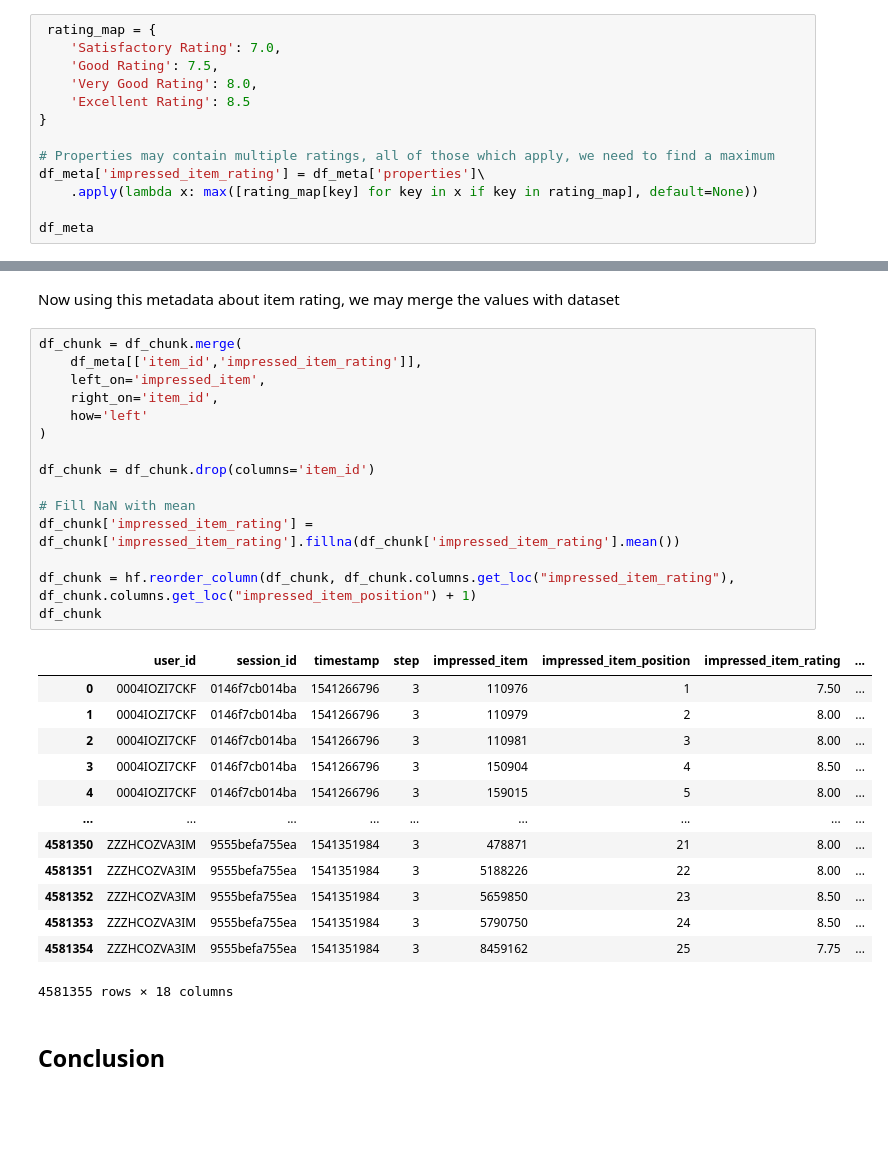
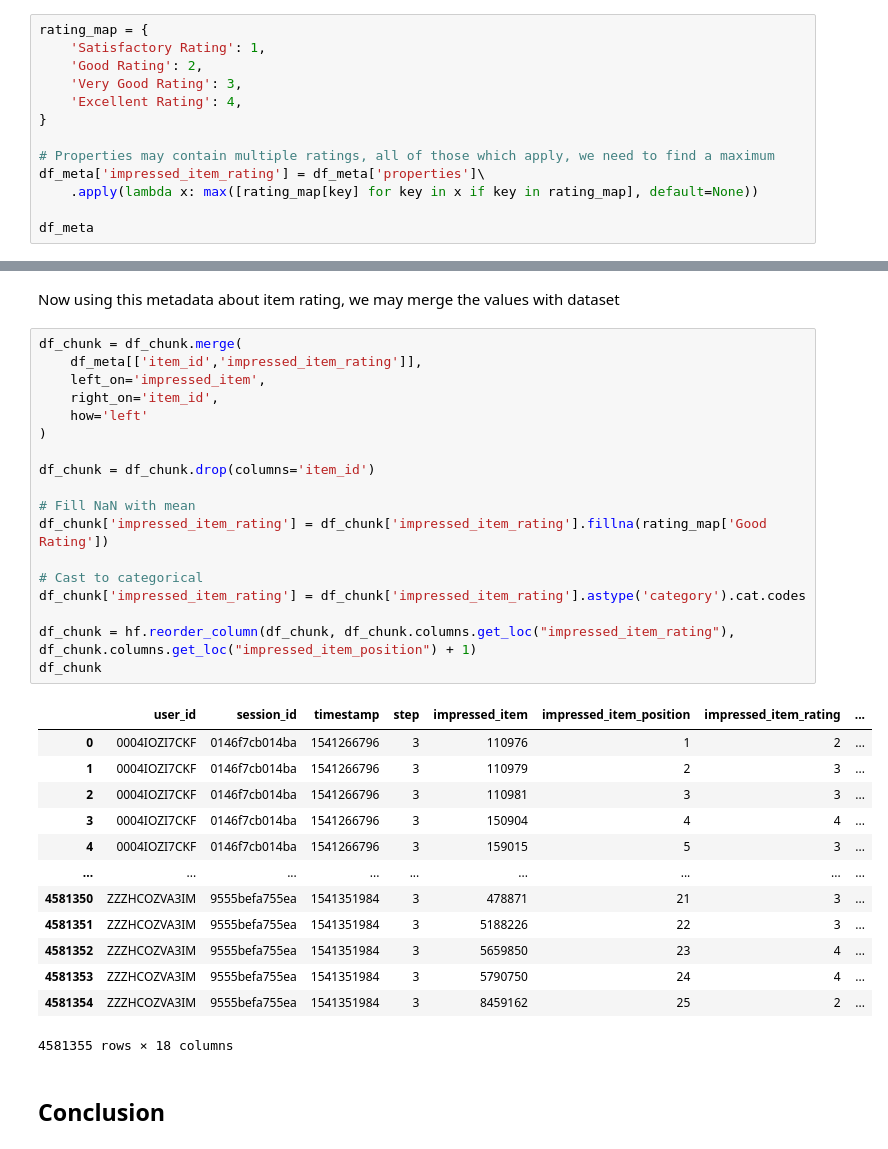
Before and after one commit to MCFreddie777/2019, a Jupyter notebook: src/notebooks/preprocess.ipynb, the cells around one changed output, grey strips where cells are left out. Drawn from its saved outputs; the diff is of its cells as text; blank space fills up the shorter version.

```diff
--- a/src/notebooks/preprocess.ipynb
+++ b/src/notebooks/preprocess.ipynb
@@ -350,9 +348,9 @@ Rozdelenie "|" separovaných hodnôt na list.
 # %%
- rating_map = {
-    'Satisfactory Rating': 7.0,
-    'Good Rating': 7.5,
-    'Very Good Rating': 8.0,
-    'Excellent Rating': 8.5
+rating_map = {
+    'Satisfactory Rating': 1,
+    'Good Rating': 2,
+    'Very Good Rating': 3,
+    'Excellent Rating': 4,
 }
 
 # Properties may contain multiple ratings, all of those which apply, we need to find a maximum
@@ -381,31 +379,34 @@ Now using this metadata about item rating, we may merge the values with dataset
 # %%
 df_chunk = df_chunk.merge(
     df_meta[['item_id','impressed_item_rating']],
     left_on='impressed_item',
     right_on='item_id',
     how='left'
 )
 
 df_chunk = df_chunk.drop(columns='item_id')
 
 # Fill NaN with mean
-df_chunk['impressed_item_rating'] = df_chunk['impressed_item_rating'].fillna(df_chunk['impressed_item_rating'].mean())
+df_chunk['impressed_item_rating'] = df_chunk['impressed_item_rating'].fillna(rating_map['Good Rating'])
+
+# Cast to categorical
+df_chunk['impressed_item_rating'] = df_chunk['impressed_item_rating'].astype('category').cat.codes
 
 df_chunk = hf.reorder_column(df_chunk, df_chunk.columns.get_loc("impressed_item_rating"), df_chunk.columns.get_loc("impressed_item_position") + 1)
 df_chunk
 # %% [output]
 |  | user_id | session_id | timestamp | step | impressed_item | impressed_item_position | impressed_item_rating | ... |
-| 0 | 0004IOZI7CKF | 0146f7cb014ba | 1541266796 | 3 | 110976 | 1 | 7.50 | ... |
-| 1 | 0004IOZI7CKF | 0146f7cb014ba | 1541266796 | 3 | 110979 | 2 | 8.00 | ... |
-| 2 | 0004IOZI7CKF | 0146f7cb014ba | 1541266796 | 3 | 110981 | 3 | 8.00 | ... |
-| 3 | 0004IOZI7CKF | 0146f7cb014ba | 1541266796 | 3 | 150904 | 4 | 8.50 | ... |
-| 4 | 0004IOZI7CKF | 0146f7cb014ba | 1541266796 | 3 | 159015 | 5 | 8.00 | ... |
+| 0 | 0004IOZI7CKF | 0146f7cb014ba | 1541266796 | 3 | 110976 | 1 | 2 | ... |
+| 1 | 0004IOZI7CKF | 0146f7cb014ba | 1541266796 | 3 | 110979 | 2 | 3 | ... |
+| 2 | 0004IOZI7CKF | 0146f7cb014ba | 1541266796 | 3 | 110981 | 3 | 3 | ... |
+| 3 | 0004IOZI7CKF | 0146f7cb014ba | 1541266796 | 3 | 150904 | 4 | 4 | ... |
+| 4 | 0004IOZI7CKF | 0146f7cb014ba | 1541266796 | 3 | 159015 | 5 | 3 | ... |
 | ... | ... | ... | ... | ... | ... | ... | ... | ... |
-| 4581350 | ZZZHCOZVA3IM | 9555befa755ea | 1541351984 | 3 | 478871 | 21 | 8.00 | ... |
-| 4581351 | ZZZHCOZVA3IM | 9555befa755ea | 1541351984 | 3 | 5188226 | 22 | 8.00 | ... |
-| 4581352 | ZZZHCOZVA3IM | 9555befa755ea | 1541351984 | 3 | 5659850 | 23 | 8.50 | ... |
-| 4581353 | ZZZHCOZVA3IM | 9555befa755ea | 1541351984 | 3 | 5790750 | 24 | 8.50 | ... |
-| 4581354 | ZZZHCOZVA3IM | 9555befa755ea | 1541351984 | 3 | 8459162 | 25 | 7.75 | ... |
+| 4581350 | ZZZHCOZVA3IM | 9555befa755ea | 1541351984 | 3 | 478871 | 21 | 3 | ... |
+| 4581351 | ZZZHCOZVA3IM | 9555befa755ea | 1541351984 | 3 | 5188226 | 22 | 3 | ... |
+| 4581352 | ZZZHCOZVA3IM | 9555befa755ea | 1541351984 | 3 | 5659850 | 23 | 4 | ... |
+| 4581353 | ZZZHCOZVA3IM | 9555befa755ea | 1541351984 | 3 | 5790750 | 24 | 4 | ... |
+| 4581354 | ZZZHCOZVA3IM | 9555befa755ea | 1541351984 | 3 | 8459162 | 25 | 2 | ... |
 4581355 rows × 18 columns
 # %% [markdown]
 ## Conclusion
```
Also changed, not shown: parts of 3 cells of this notebook, 1 other file.
